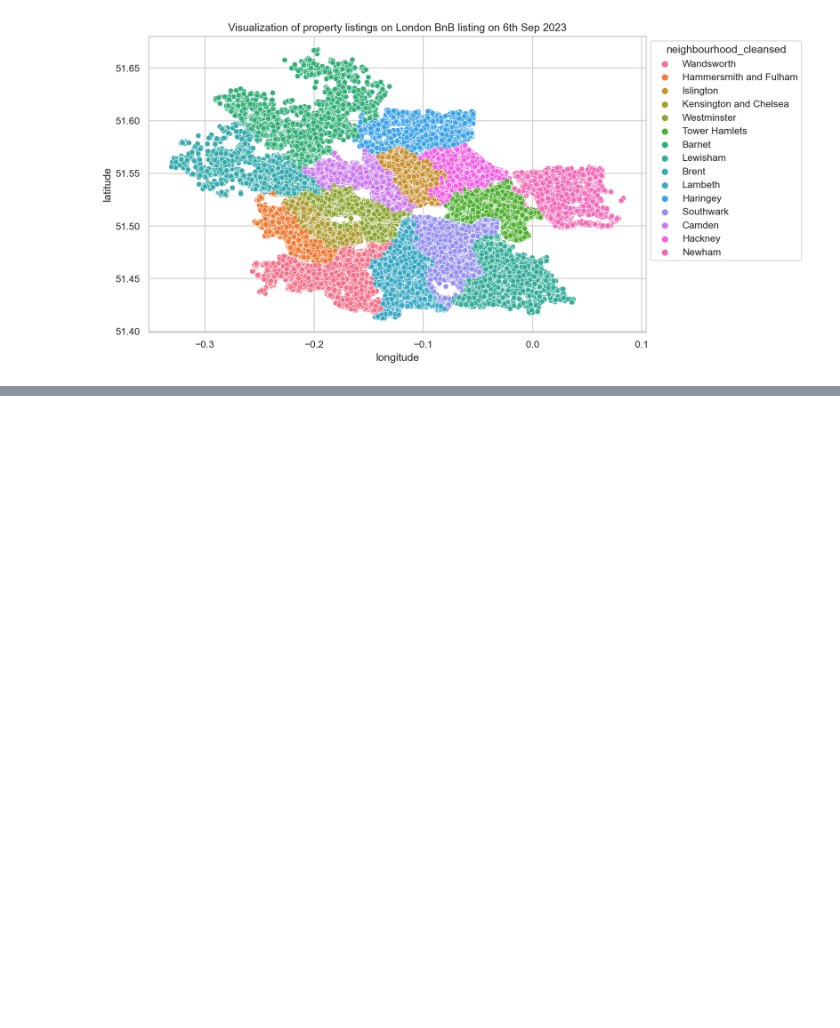
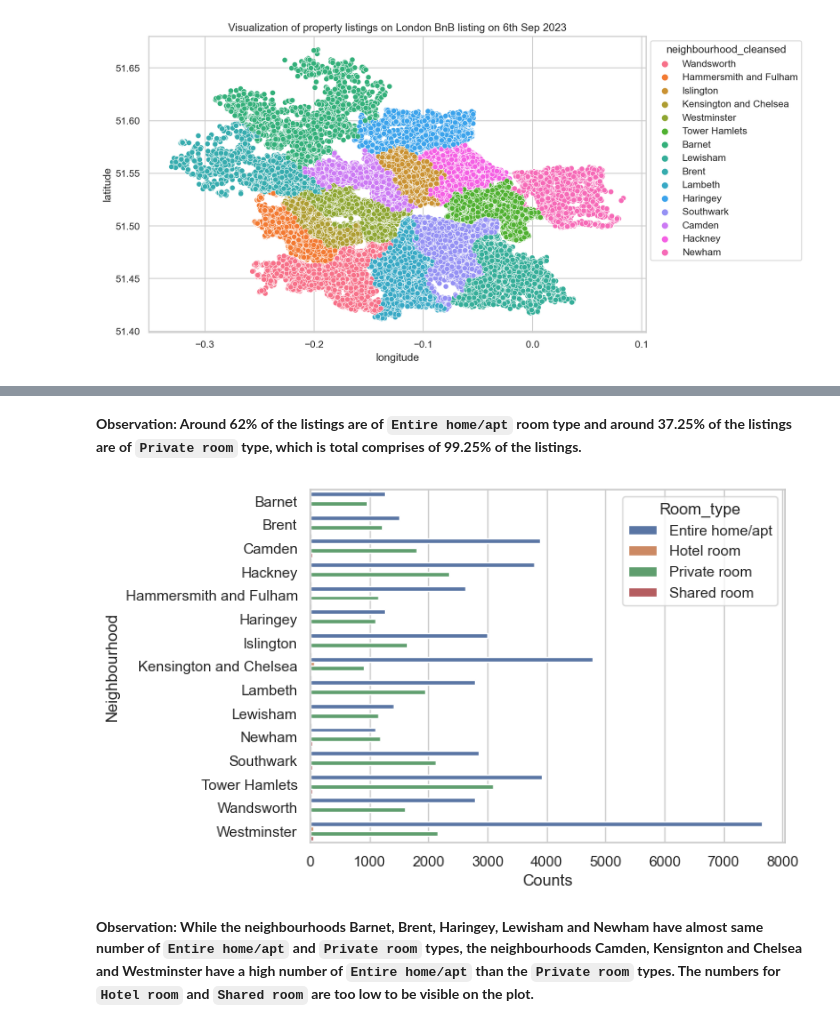
Before and after one commit to aravindkg7/Data-Science-Projects, a Jupyter notebook: Data Analysis - London BnB listings.ipynb, the cells around one changed output, grey strips where cells are left out. Saved outputs shown, nothing was run; the diff lists cells and outputs as text; code cells hidden in the pictures; blank space fills up the shorter version.

```diff
--- a/Data Analysis - London BnB listings.ipynb
+++ b/Data Analysis - London BnB listings.ipynb
@@ -192,0 +226,14 @@ plt.show()
+# %% [markdown]
+**Observation: Around 62% of the listings are of `Entire home/apt` room type and around 37.25% of the listings are of `Private room` type, which is total comprises of 99.25% of the listings.**
+# %%
+#Find the distribution of room types across top 15 neighbourhoods
+neighbourhood_15_grp = neighbourhood_15.groupby(['neighbourhood_cleansed','room_type']).size().reset_index()
+neighbourhood_15_grp.columns = ['Neighbourhood', 'Room_type','Counts']
+# %%
+#Draw the barplot
+sns.barplot(data=neighbourhood_15_grp, x="Counts", y="Neighbourhood", hue="Room_type")
+plt.show()
+# %% [output]
+[figure, added]
+# %% [markdown]
+**Observation: While the neighbourhoods Barnet, Brent, Haringey, Lewisham and Newham have almost same number of `Entire home/apt` and `Private room` types, the neighbourhoods Camden, Kensignton and Chelsea and Westminster have a high number of `Entire home/apt` than the `Private room` types. The numbers for `Hotel room` and `Shared room` are too low to be visible on the plot.**
```
Also changed, not shown: parts of 3 cells of this notebook, 1 other file.
